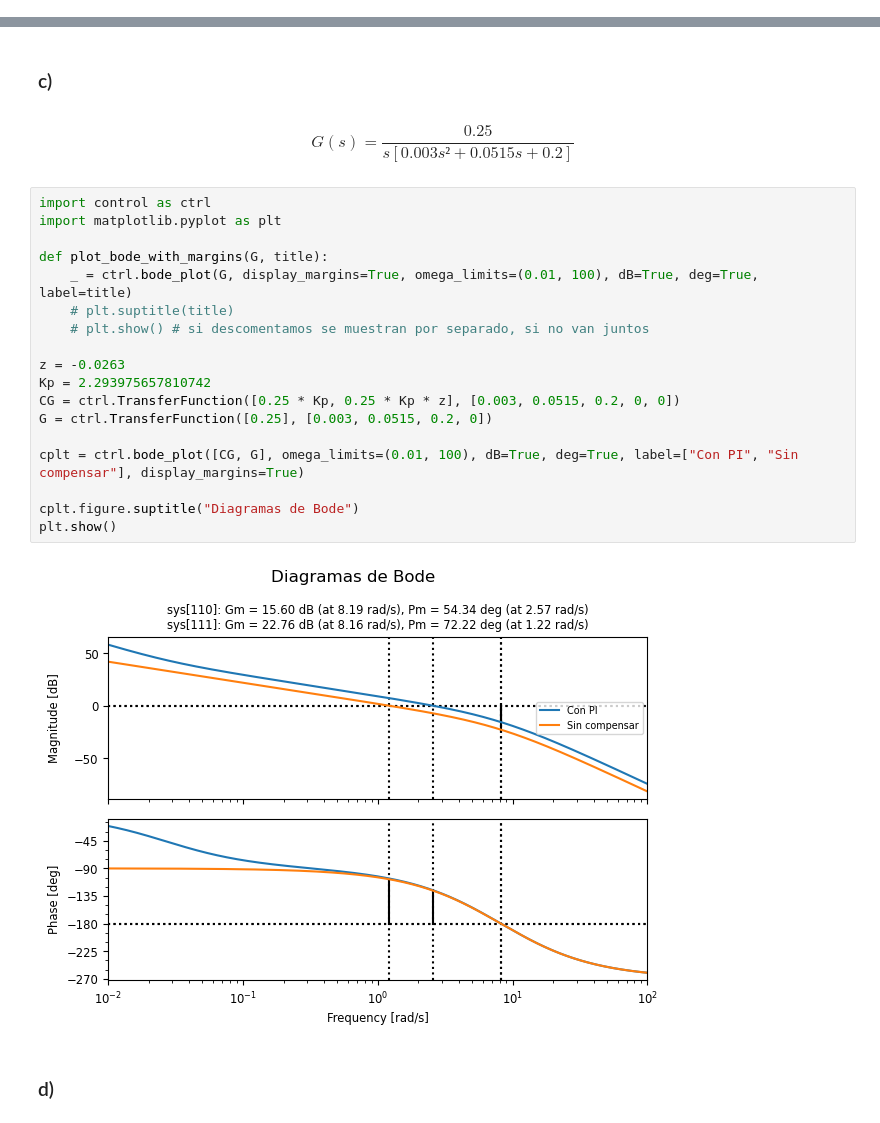
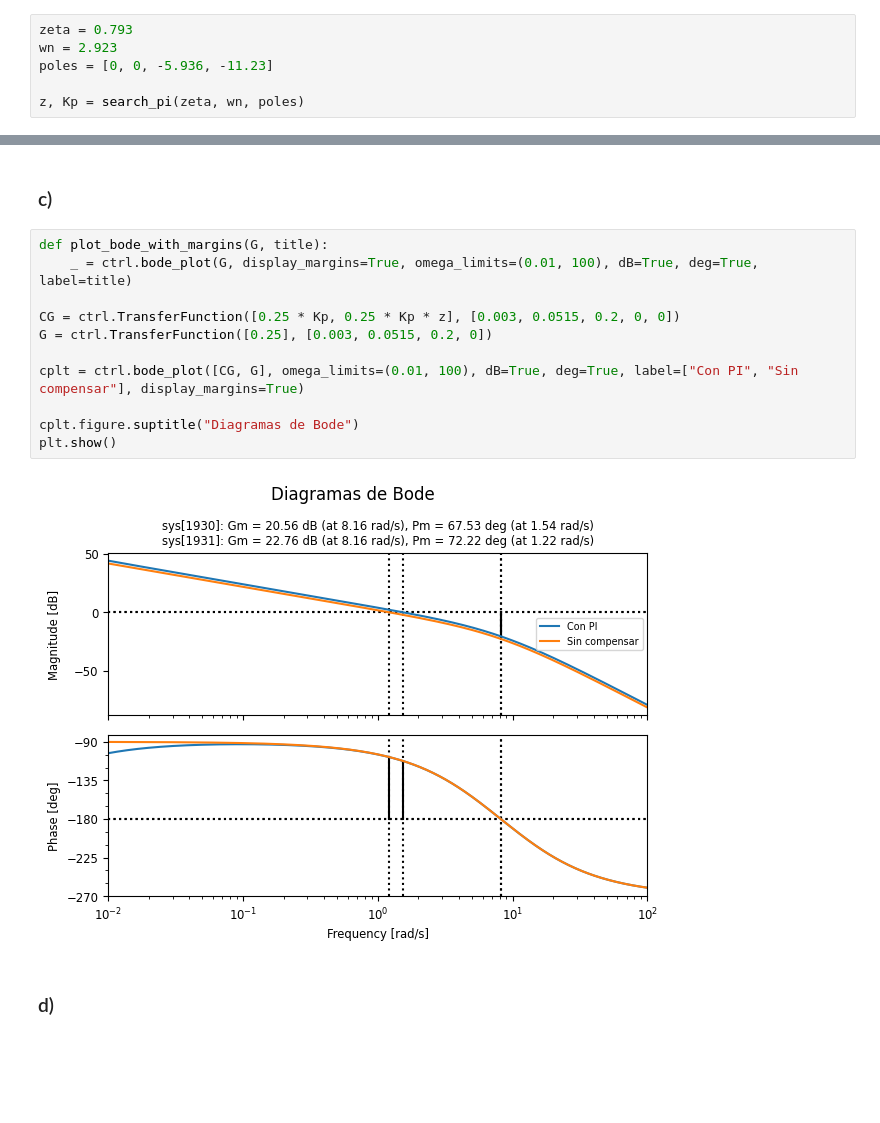
Before and after one commit to LucioLuque/Control-TP1, a Jupyter notebook: Ejercicio1.ipynb, the cells around one changed output, grey strips where cells are left out. Drawn from its saved outputs; the diff is of its cells as text; blank space fills up the shorter version.

```diff
--- a/Ejercicio1.ipynb
+++ b/Ejercicio1.ipynb
@@ -554,0 +440,6 @@ Mp = 12.997791209069831
+# %%
+zeta = 0.793
+wn = 2.923
+poles = [0, 0, -5.936, -11.23]
+
+z, Kp = search_pi(zeta, wn, poles)
@@ -635,27 +531,18 @@ Mp = 31.107175383636722
 # %% [markdown]
 ### c)
-# %% [markdown]
-$$G(s)=\frac{0.25}{s[0.003s² + 0.0515s + 0.2]} $$
 # %%
-import control as ctrl
-import matplotlib.pyplot as plt
-
 def plot_bode_with_margins(G, title):
     _ = ctrl.bode_plot(G, display_margins=True, omega_limits=(0.01, 100), dB=True, deg=True, label=title)
-    # plt.suptitle(title)
-    # plt.show() # si descomentamos se muestran por separado, si no van juntos
 
-z = -0.0263
-Kp = 2.293975657810742
 CG = ctrl.TransferFunction([0.25 * Kp, 0.25 * Kp * z], [0.003, 0.0515, 0.2, 0, 0])
 G = ctrl.TransferFunction([0.25], [0.003, 0.0515, 0.2, 0])
 
 cplt = ctrl.bode_plot([CG, G], omega_limits=(0.01, 100), dB=True, deg=True, label=["Con PI", "Sin compensar"], display_margins=True)
 
 cplt.figure.suptitle("Diagramas de Bode")
 plt.show()
 # %% [output]
-[figure, old version]
+[figure, new version]
 # %% [markdown]
 ### d)
 # %%
```
Also changed, not shown: parts of 19 cells of this notebook, 1 other file.
